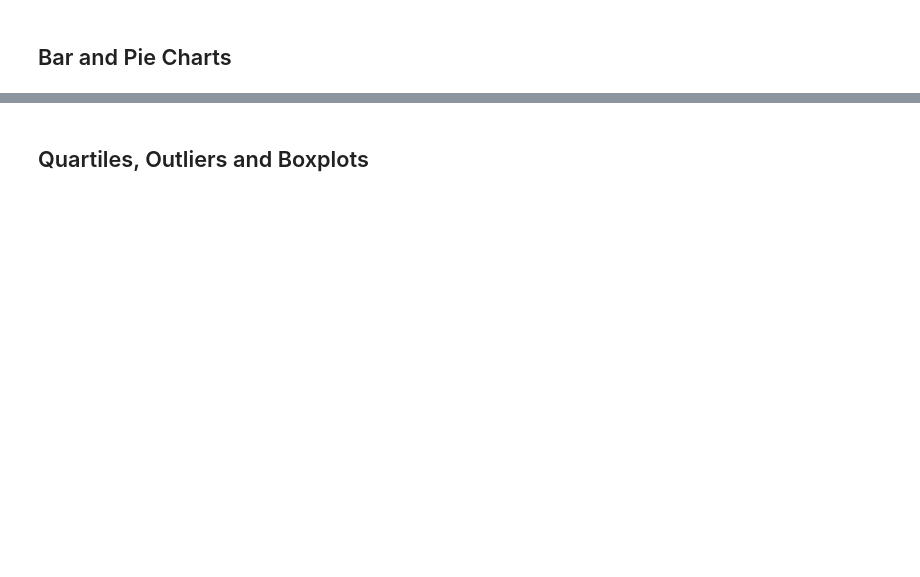
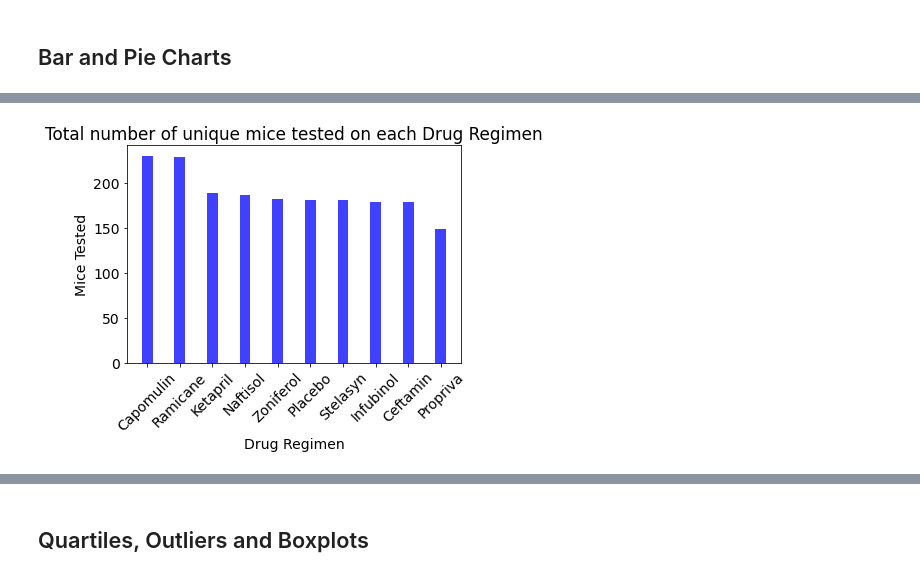
Before and after one commit to diazdez/Matplotlib-pymaceuticals, a Jupyter notebook: pymaceuticals_starter.ipynb, the cells around one changed output, grey strips where cells are left out. Saved outputs shown, nothing was run; the diff lists cells and outputs as text; code cells hidden in the pictures; blank space fills up the shorter version.

```diff
--- a/pymaceuticals_starter.ipynb
+++ b/pymaceuticals_starter.ipynb
@@ -126,22 +222,24 @@ plt.show()
 # %%
 # Generate a bar plot showing the total number of unique mice tested on each drug regimen using pyplot.
 
 # using same df for "Drug Regimen" as above
 drug_regimen = clean_data["Drug Regimen"].value_counts()
 
 y_axis=drug_regimen.values
 x_axis=np.arange(0,len(y_axis),1)
 x_drugs=drug_regimen.index
 
 #Matplotlib
 plt.bar(x_drugs, y_axis, color='blue', alpha=0.75, align= "center", width= .33)
 
 #labels
 plt.title("Total number of unique mice tested on each Drug Regimen")
 plt.xlabel("Drug Regimen")
 plt.ylabel("Mice Tested")
-plt.xticks(rotation=90)
+plt.xticks(rotation=45)
 plt.show()
+# %% [output]
+[figure, added]
 # %%
 # Generate a pie plot showing the distribution of female versus male mice using pandas
 
```
Also changed, not shown: parts of 20 cells of this notebook.
